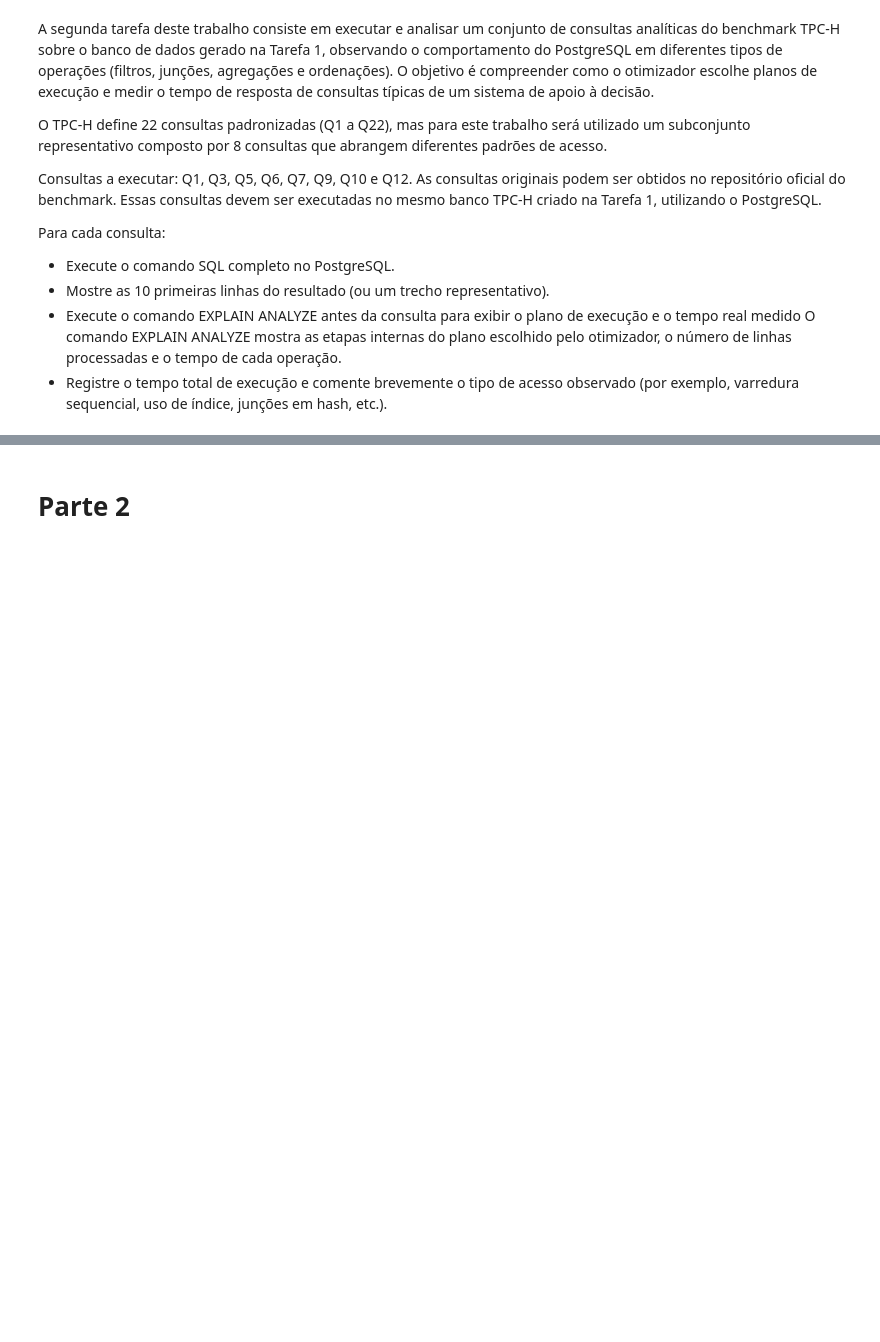
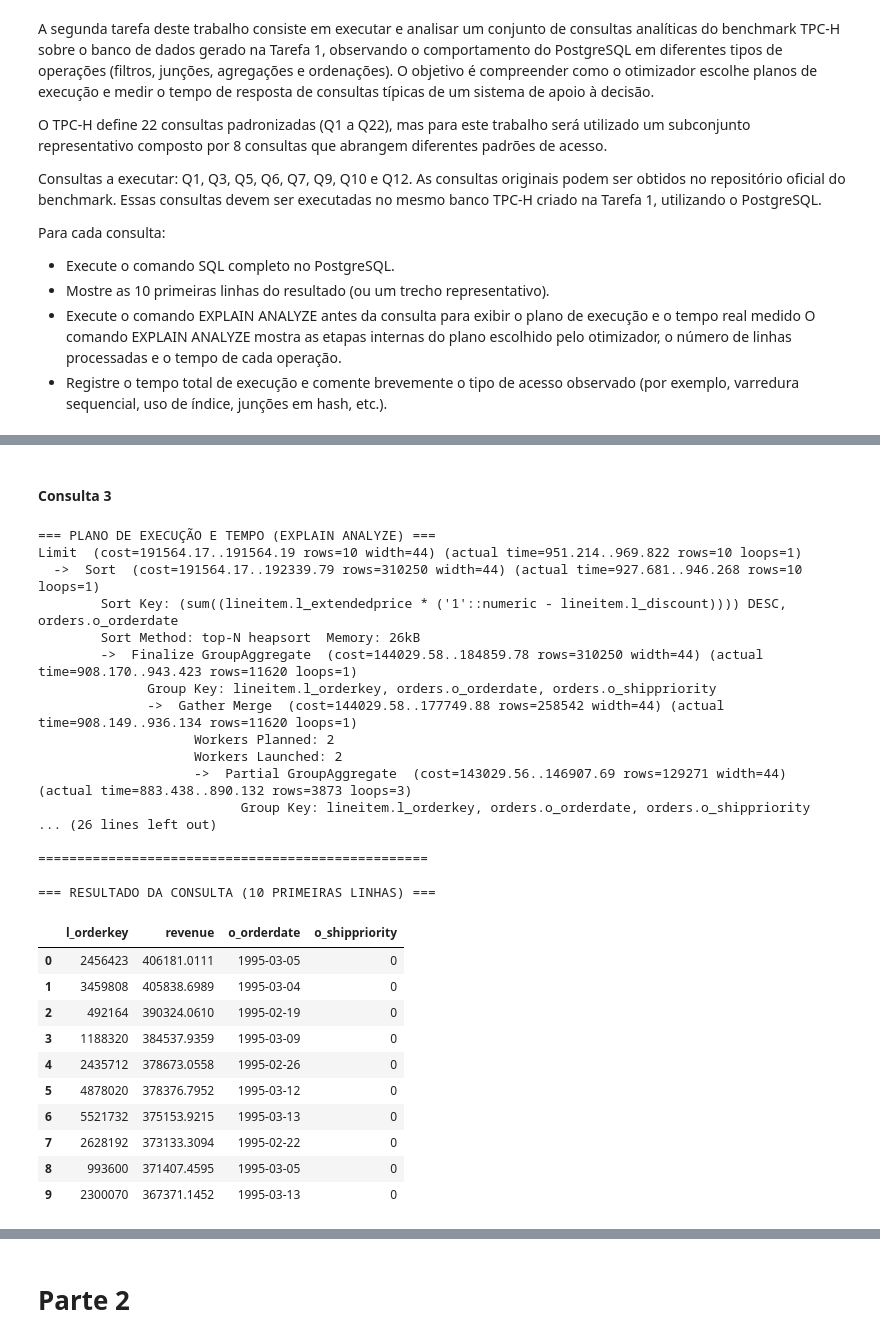
Before and after one commit to Aruthuro/BD_-_Trabalho_3_-_Tarefas_diversas, a Jupyter notebook: BD_Trabalho_3_Tarefas_diversas.ipynb, the cells around one changed output, grey strips where cells are left out. Drawn from its saved outputs; the diff is of its cells as text; code cells hidden in the pictures; blank space fills up the shorter version.

```diff
--- a/BD_Trabalho_3_Tarefas_diversas.ipynb
+++ b/BD_Trabalho_3_Tarefas_diversas.ipynb
@@ -682,0 +672,34 @@ Conectado com sucesso ao postgree!
+# %% [markdown]
+#### Consulta 3
+# %%
+df_q3 = consultas_tarefa_4(sql_q3)
+df_q3
+# %% [output]
+=== PLANO DE EXECUÇÃO E TEMPO (EXPLAIN ANALYZE) ===
+Limit  (cost=191564.17..191564.19 rows=10 width=44) (actual time=951.214..969.822 rows=10 loops=1)
+  ->  Sort  (cost=191564.17..192339.79 rows=310250 width=44) (actual time=927.681..946.268 rows=10 loops=1)
+        Sort Key: (sum((lineitem.l_extendedprice * ('1'::numeric - lineitem.l_discount)))) DESC, orders.o_orderdate
+        Sort Method: top-N heapsort  Memory: 26kB
+        ->  Finalize GroupAggregate  (cost=144029.58..184859.78 rows=310250 width=44) (actual time=908.170..943.423 rows=11620 loops=1)
+              Group Key: lineitem.l_orderkey, orders.o_orderdate, orders.o_shippriority
+              ->  Gather Merge  (cost=144029.58..177749.88 rows=258542 width=44) (actual time=908.149..936.134 rows=11620 loops=1)
+                    Workers Planned: 2
+                    Workers Launched: 2
+                    ->  Partial GroupAggregate  (cost=143029.56..146907.69 rows=129271 width=44) (actual time=883.438..890.132 rows=3873 loops=3)
+                          Group Key: lineitem.l_orderkey, orders.o_orderdate, orders.o_shippriority
+... (26 lines left out)
+
+==================================================
+
+=== RESULTADO DA CONSULTA (10 PRIMEIRAS LINHAS) ===
+|  | l_orderkey | revenue | o_orderdate | o_shippriority |
+| 0 | 2456423 | 406181.0111 | 1995-03-05 | 0 |
+| 1 | 3459808 | 405838.6989 | 1995-03-04 | 0 |
+| 2 | 492164 | 390324.0610 | 1995-02-19 | 0 |
+| 3 | 1188320 | 384537.9359 | 1995-03-09 | 0 |
+| 4 | 2435712 | 378673.0558 | 1995-02-26 | 0 |
+| 5 | 4878020 | 378376.7952 | 1995-03-12 | 0 |
+| 6 | 5521732 | 375153.9215 | 1995-03-13 | 0 |
+| 7 | 2628192 | 373133.3094 | 1995-02-22 | 0 |
+| 8 | 993600 | 371407.4595 | 1995-03-05 | 0 |
+| 9 | 2300070 | 367371.1452 | 1995-03-13 | 0 |
```
Also changed, not shown: parts of 70 cells of this notebook.
